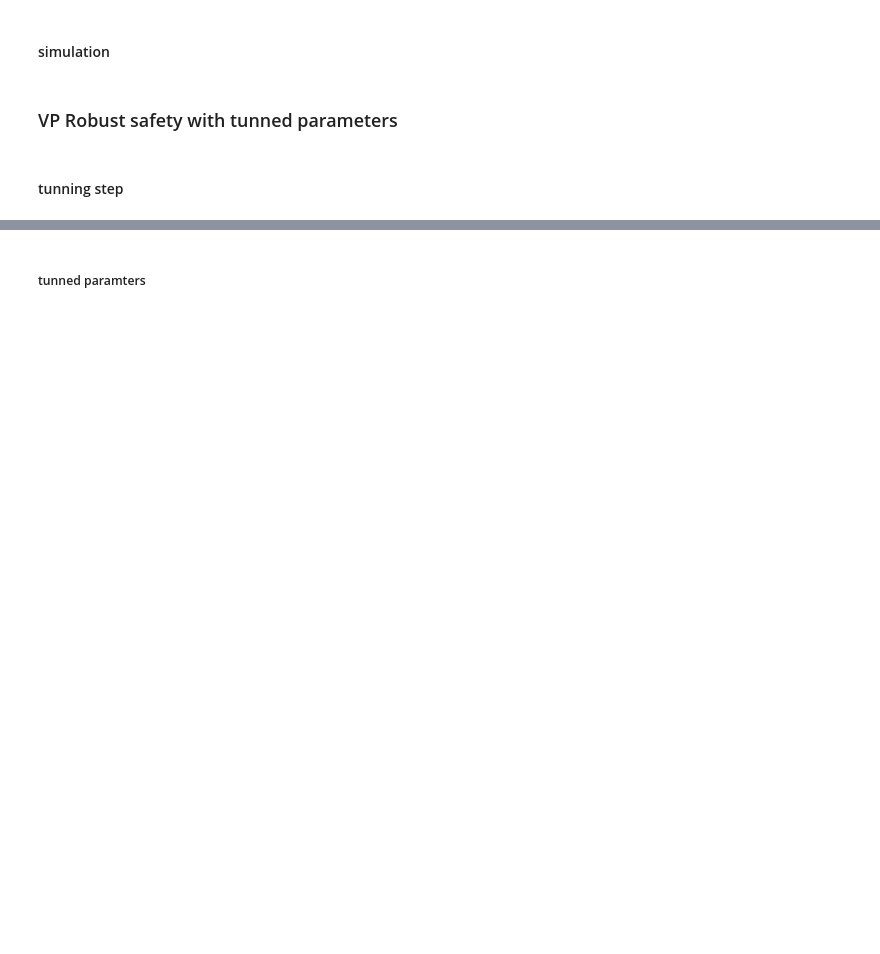
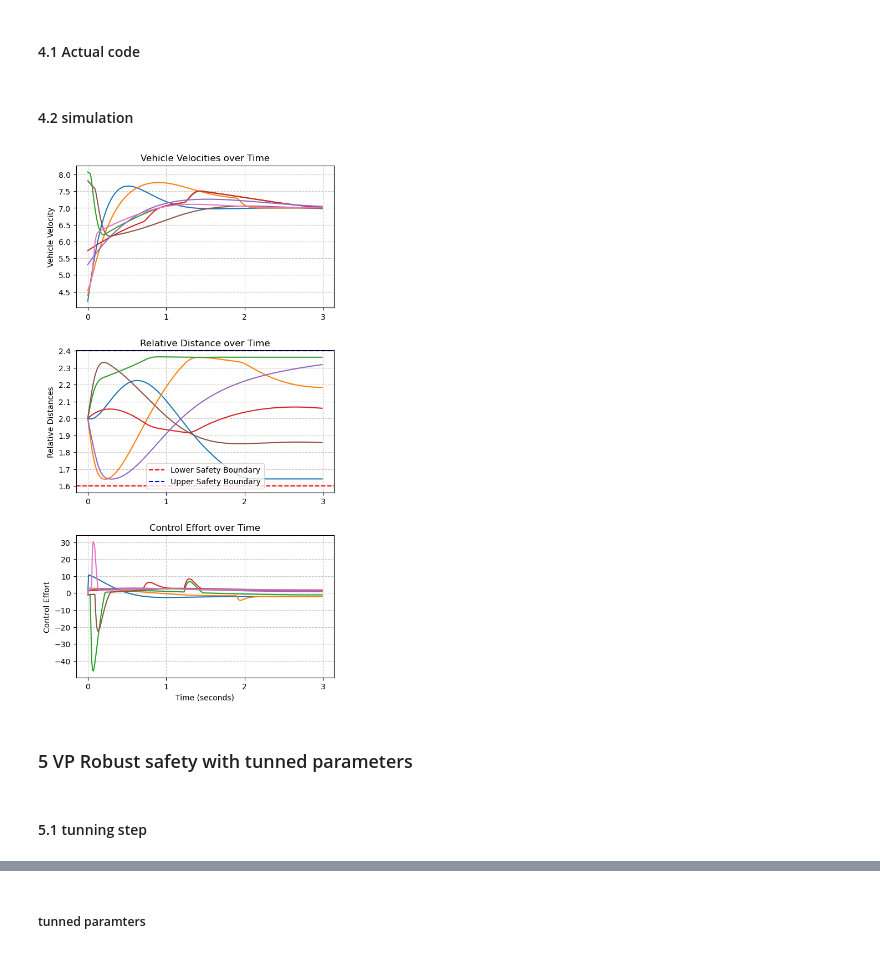
Before and after one commit to linomi/RobustSafeVP, a Jupyter notebook: final.ipynb, the cells around one changed output, grey strips where cells are left out. Saved outputs shown, nothing was run; the diff lists cells and outputs as text; code cells hidden in the pictures; blank space fills up the shorter version.

```diff
--- a/final.ipynb
+++ b/final.ipynb
@@ -238,3 +288,5 @@ plot_vehicle_control_analysis(velocities, relative_d, U, n)
+# %% [markdown]
+#### 4.1 Actual code
 # %%
 @jit(nopython=True)
 def _compute_system_update(x, u, kappa, lambda_val, rho, delta_t):
@@ -491,64 +546,35 @@ class VP():
 # %% [markdown]
-#### simulation
+#### 4.2 simulation
 # %%
-n = 15
-delta_t = 0.01
-steps = int(5*(1/delta_t))
 
+steps = int(duration*(1/delta_t))
+
+lb = 1.6
+ub = 2.4
 Imatrix = -scipy.sparse.csr_matrix.toarray(incidence_matrix(path_graph(n=n), oriented=True))
-graph = VP(size = n,incidenceMatrix=Imatrix,proportional_term=10,intergration_term=50,delta_t=delta_t,
+graph = VP(size = n,incidenceMatrix=Imatrix,proportional_term=1,intergration_term=50,delta_t=delta_t,lb=lb,ub=ub,
             solver='daqp',steps = steps)
 
 
 
-
-# Set style
-sns.set_style("whitegrid")
-plt.rcParams.update({'font.size': 12})
-
-# Create figure
-fig = plt.figure(figsize=(20, 6))
-fig.suptitle('Vehicle Control System Analysis', fontsize=16, y=1.05)
-
-# Color palette
-colors = sns.color_palette("husl", n_colors=n)
-
-# Subplot 1: Vehicle Velocities
-plt.subplot(1, 3, 1)
-plt.plot(velocities[:,:].T, linewidth=1.5, alpha=0.7)
-plt.xlabel('Time Steps (×0.02 seconds)', fontweight='bold')
-plt.ylabel('Vehicle Velocity', fontweight='bold')
-plt.title('Vehicle Velocities over Time', pad=20)
-plt.grid(True, linestyle='--', alpha=0.7)
-
-# Subplot 2: Relative Distances
-plt.subplot(1, 3, 2)
-plt.plot(relative_d[:,:].T, linewidth=1.5, alpha=0.7)
-plt.axhline(y=1.5, color='red', linestyle='--', label='Safety Boundary', linewidth=2)
-plt.legend(loc='upper right', frameon=True, fancybox=True, shadow=True)
-plt.xlabel('Time Steps (×0.02 seconds)', fontweight='bold')
-plt.ylabel('Relative Distances', fontweight='bold')
-plt.title('Relative Distance over Time', pad=20)
-plt.grid(True, linestyle='--', alpha=0.7)
-
-# Subplot 3: Control Effort
-plt.subplot(1, 3, 3)
-plt.plot(U[:,:].T, linewidth=1.5, alpha=0.7)
-plt.xlabel('Time Steps (×0.02 seconds)', fontweight='bold')
-plt.ylabel('Control Effort', fontweight='bold')
-plt.title('Control Effort over Time', pad=20)
-plt.grid(True, linestyle='--', alpha=0.7)
-
-# Add timestamp
-timestamp = datetime.now().strftime('%Y-%m-%d %H:%M:%S')
-plt.figtext(0.99, 0.01, f'Generated: {timestamp}', ha='right', va='bottom', fontsize=8)
-
-# Adjust layout
-plt.tight_layout()
-plt.show()
+graph.set_mode('simulation')
+### set initial condition with shared values across methods
+graph.x = np.copy(X)
+graph.x_bar = np.copy(X_bar)
+graph._eta = np.copy(Eta)
+graph._lambda = np.copy(Lambda)
+graph._kappa = np.copy(Kappa)
+graph._rho = np.copy(Rho)
+graph.gamma = np.copy(Gamma)
+graph.copy_initial_values()
+parameters = np.concatenate([4*np.ones(shape = (n)),20*np.ones(shape = (n)),[20],[20]],axis=0)
+U, relative_d, velocities = graph.update(parameters)
+plot_vehicle_control_analysis(velocities, relative_d, U, delta_t=delta_t,steps=steps,lb=lb,ub=ub)
+# %% [output]
+[figure, added]
 # %% [markdown]
-### VP Robust safety with tunned parameters
+### 5 VP Robust safety with tunned parameters
 # %% [markdown]
-#### tunning step
+#### 5.1 tunning step
 # %%
 lb =np.ones(2*n+2)
```
Also changed, not shown: parts of 21 cells of this notebook.
